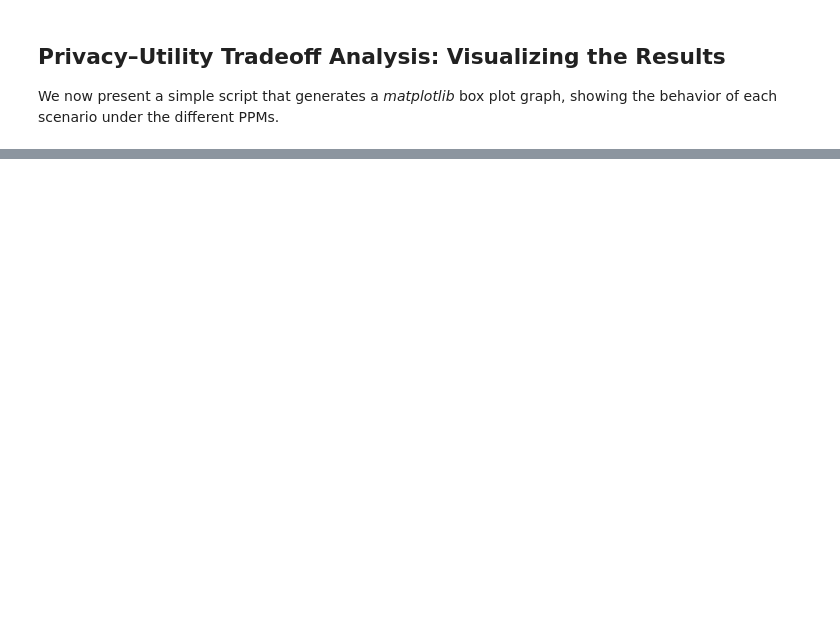
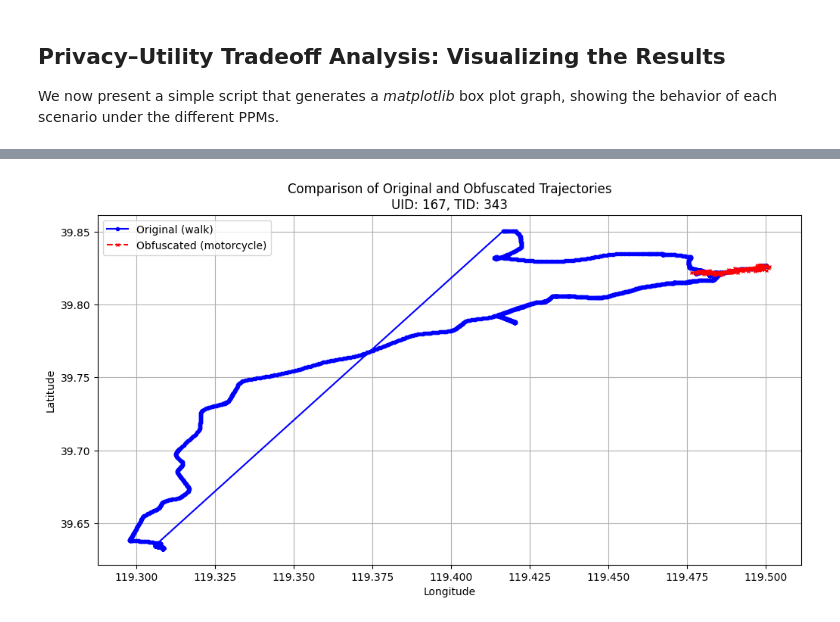
Before and after one commit to TrangHuyenLe/privkit-tutorials, a Jupyter notebook: Velocity-Aware Geo-indistinguishability Multi-Modal Transportation.ipynb, the cells around one changed output, grey strips where cells are left out. Cells and saved outputs as stored; diff of their text form; code cells hidden in the pictures; blank space fills up the shorter version.

```diff
--- a/Velocity-Aware Geo-indistinguishability Multi-Modal Transportation.ipynb
+++ b/Velocity-Aware Geo-indistinguishability Multi-Modal Transportation.ipynb
@@ -525,0 +622,43 @@ for transport_mode in transport_modes:
+# %%
+# --- One particular use case (userid &tid) is to compare the original and obfuscated data in one trajectory has been obfuscated the labeled data ---
+def compare_trajectories(original_data, obfuscated_data, uid, tid):
+    """
+    Compare the original and obfuscated trajectories for a specific user and trajectory ID.
+
+    Parameters:
+        - original_data: pk.LocationData object containing the original data.
+        - obfuscated_data: pk.LocationData object containing the obfuscated data.
+        - uid: User ID to filter the data.
+        - tid: Trajectory ID to filter the data.
+    """
+    orig_traj = original_data.data[(original_data.data['uid'] == uid) & (original_data.data['tid'] == tid)]
+    obf_traj = obfuscated_data[(obfuscated_data['uid'] == uid) & (obfuscated_data['tid'] == tid)]
+
+    if orig_traj.empty or obf_traj.empty:
+        print(f"[WARNING] No trajectory found for UID {uid}, TID {tid}.")
+        return
+
+    plt.figure(figsize=(12, 6))
+    plt.plot(orig_traj['lon'], orig_traj['lat'], marker='o', linestyle='-', markersize=3, label=f"Original ({orig_traj['label'].iloc[0]})", color='blue')
+    plt.plot(obf_traj['obf_lon'], obf_traj['obf_lat'], marker='x', linestyle='--', markersize=3, label=f"Obfuscated ({obf_traj['label'].iloc[0]})", color='red')
+    plt.title(f'Comparison of Original and Obfuscated Trajectories\nUID: {uid}, TID: {tid}')
+    plt.xlabel('Longitude')
+    plt.ylabel('Latitude')
+    plt.legend()
+    plt.grid(True)
+    plt.show()
+# --- Example usage of compare_trajectories function ---
+uid = 167  # Example user ID
+tid = 343  # Example trajectory ID
+# Compare trajectories for each scenario and PPM
+for scenario in scenarios:
+    for ppm in ppms:
+        # Get obfuscated data for the specific uid and tid within the transport mode
+        obfuscated_data = data_dict[scenario][ppm].get(transport_mode)
+        print(obfuscated_data.data)
+        if obfuscated_data is not None and obfuscated_data.data is not None:
+            obfuscated_data = obfuscated_data.data[(obfuscated_data.data['uid'] == uid) & (obfuscated_data.data['tid'] == tid)]
+            compare_trajectories(original_data, obfuscated_data, uid, tid)
+        else:
+            print(f"[WARNING] No obfuscated data found for scenario: {scenario}, PPM: {ppm}.")
+# %% [output]
@@ -525,0 +682 @@ for transport_mode in transport_modes:
+[figure, added]
```
Also changed, not shown: parts of 19 cells of this notebook.
